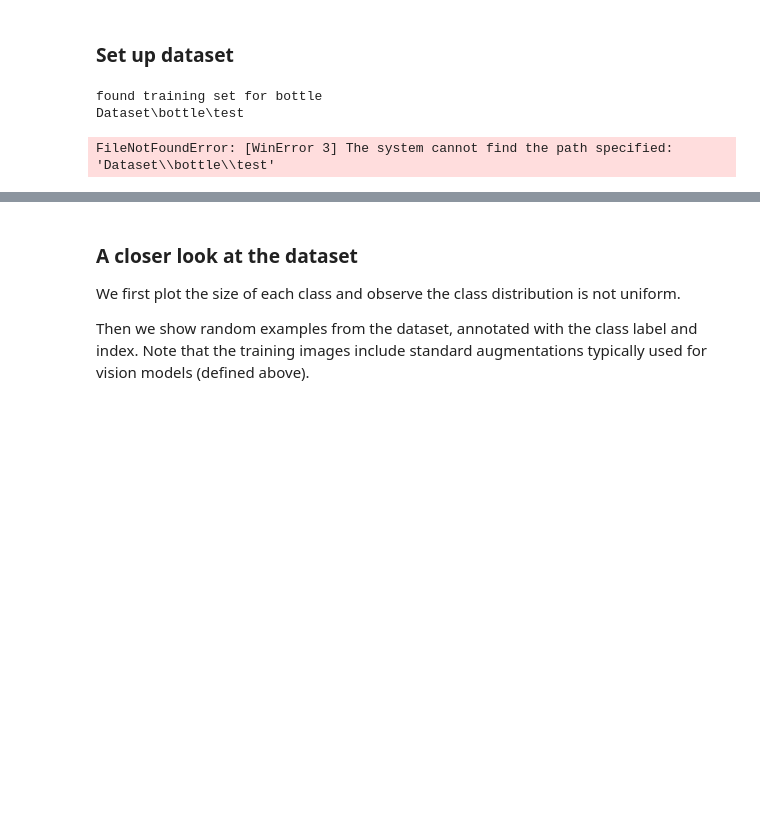
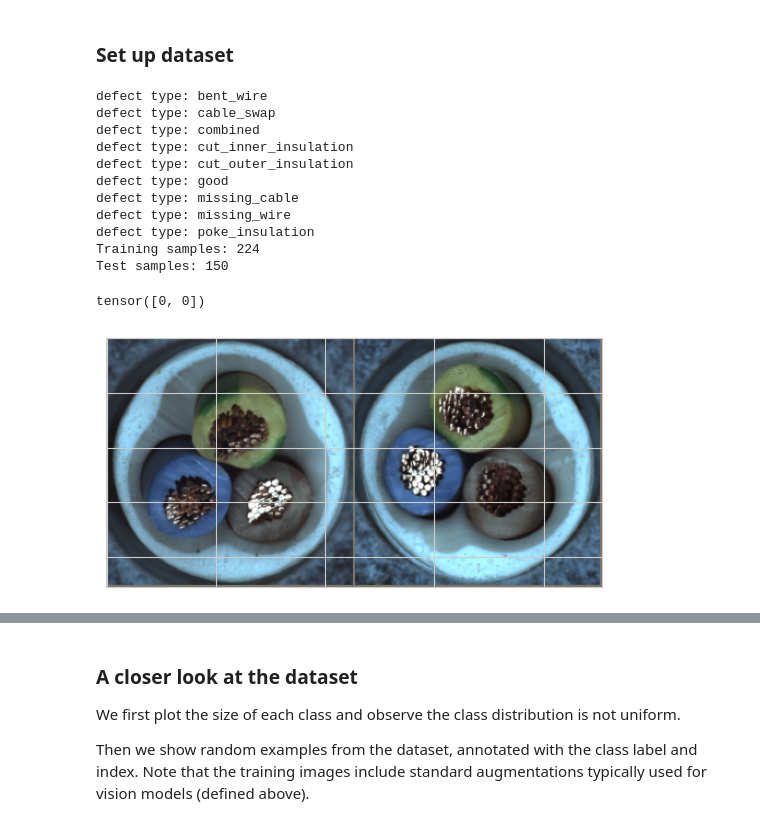
Before and after one commit to DucoLam/02456-DeepLearning-Group-26, a Jupyter notebook: Testing/testing_weiwei.ipynb, the cells around one changed output, grey strips where cells are left out. Cells and saved outputs as stored; diff of their text form; code cells hidden in the pictures; blank space fills up the shorter version.

Commit message:
added data loader function to main pipeline

```diff
--- a/Testing/testing_weiwei.ipynb
+++ b/Testing/testing_weiwei.ipynb
@@ -256,9 +254,9 @@ def get_transforms(image_size=224, mean=imagenet_mean, std=imagenet_std):
 batch_size = 64  # both for training and testing
 # %%
 # Configuration
-MVTEC_ROOT = './Dataset'
-CATEGORY = 'bottle'
-BATCH_SIZE = 32
+MVTEC_ROOT = '../Dataset'
+CATEGORY = 'cable'
+BATCH_SIZE = 2
 IMAGE_SIZE = 224
 
 # Setup transforms
@@ -283,22 +281,56 @@ test_dataset = MVTecDataset(
 train_loader = DataLoader(
     train_dataset,
     batch_size=BATCH_SIZE,
-    shuffle=False,
-    num_workers=4,
-    pin_memory=True
+    shuffle=True,
+    num_workers=0,
+    # pin_memory=True
 )
 
 test_loader = DataLoader(
     test_dataset,
     batch_size=BATCH_SIZE,
-    shuffle=False,
-    num_workers=4,
-    pin_memory=True
+    shuffle=True,
+    num_workers=0,
+    # pin_memory=True
 )
 
 print(f"Training samples: {len(train_dataset)}")
 print(f"Test samples: {len(test_dataset)}")
 # %% [output]
-found training set for bottle
-Dataset\bottle\test
+defect type: bent_wire
+defect type: cable_swap
+defect type: combined
+defect type: cut_inner_insulation
+defect type: cut_outer_insulation
+defect type: good
+defect type: missing_cable
+defect type: missing_wire
+defect type: poke_insulation
+Training samples: 224
+Test samples: 150
-FileNotFoundError: [WinError 3] The system cannot find the path specified: 'Dataset\\bottle\\test'
+# %%
+batch = next(iter(train_loader))
+# print(batch)
+
+images = batch['image']        # tensor of images
+labels = batch['label']        # normal/anomaly labels
+
+show_image(torchvision.utils.make_grid(images))
+print(labels)
+
+
+
+# def show_grid(images, mean=imagenet_mean, std=imagenet_std):
+#     # Undo normalization
+#     inv_mean = [-m/s for m, s in zip(mean, std)]
+#     inv_std = [1/s for s in std]
+#     unnorm = transforms.Normalize(mean=inv_mean, std=inv_std)
+
+#     images_unnorm = unnorm(images)
+#     grid = torchvision.utils.make_grid(images_unnorm)
+#     show_image(grid)
+
+# show_grid(batch['image'])
+# %% [output]
+tensor([0, 0])
+[figure, added]
```
Also changed, not shown: parts of 2 cells of this notebook, 1 other file.
